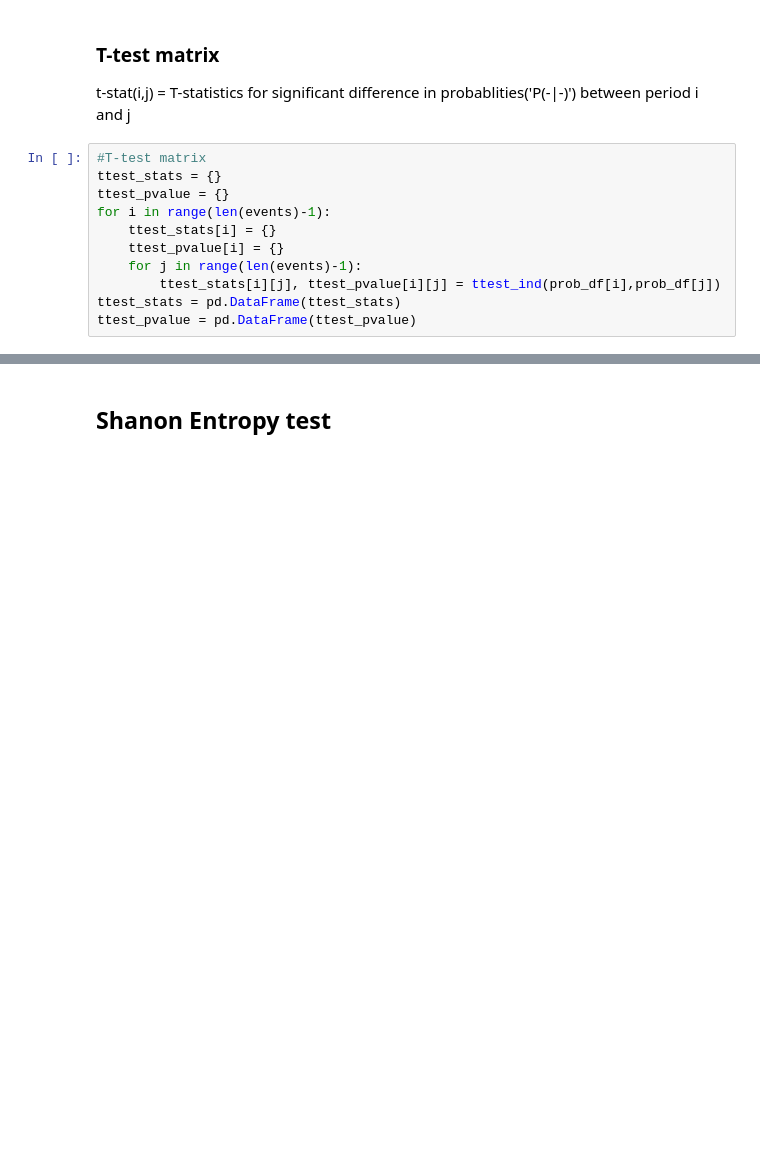
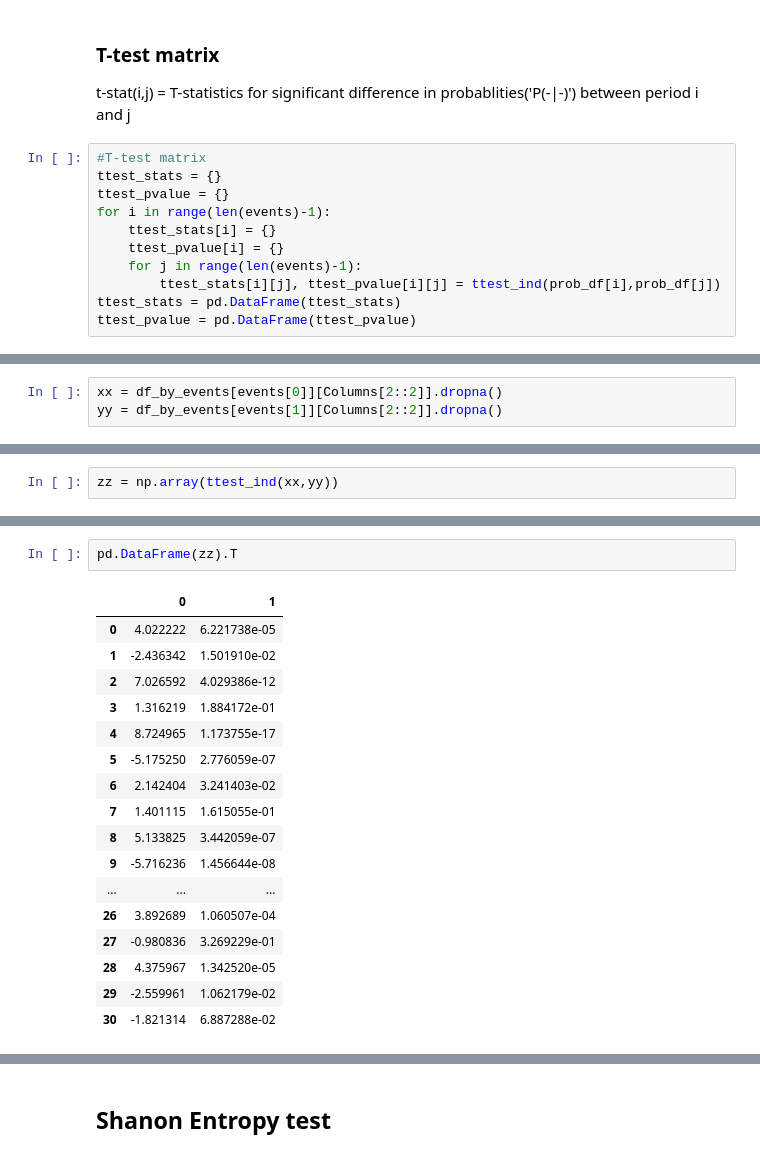
Before and after one commit to deeonline/qat-research, a Jupyter notebook: ServerAccess/ImpactAnalysis.ipynb, the cells around one changed output, grey strips where cells are left out. Cells and saved outputs as stored; diff of their text form; blank space fills up the shorter version.

```diff
--- a/ServerAccess/ImpactAnalysis.ipynb
+++ b/ServerAccess/ImpactAnalysis.ipynb
@@ -102,0 +248,3 @@ sns.heatmap(ttest_pvalue)
+# %%
+xx = df_by_events[events[0]][Columns[2::2]].dropna()
+yy = df_by_events[events[1]][Columns[2::2]].dropna()
@@ -102,0 +255,2 @@ sns.heatmap(ttest_pvalue)
+# %%
+zz = np.array(ttest_ind(xx,yy))
@@ -102,0 +269,20 @@ sns.heatmap(ttest_pvalue)
+# %%
+pd.DataFrame(zz).T
+# %% [output]
+|  | 0 | 1 |
+| 0 | 4.022222 | 6.221738e-05 |
+| 1 | -2.436342 | 1.501910e-02 |
+| 2 | 7.026592 | 4.029386e-12 |
+| 3 | 1.316219 | 1.884172e-01 |
+| 4 | 8.724965 | 1.173755e-17 |
+| 5 | -5.175250 | 2.776059e-07 |
+| 6 | 2.142404 | 3.241403e-02 |
+| 7 | 1.401115 | 1.615055e-01 |
+| 8 | 5.133825 | 3.442059e-07 |
+| 9 | -5.716236 | 1.456644e-08 |
+| ... | ... | ... |
+| 26 | 3.892689 | 1.060507e-04 |
+| 27 | -0.980836 | 3.269229e-01 |
+| 28 | 4.375967 | 1.342520e-05 |
+| 29 | -2.559961 | 1.062179e-02 |
+| 30 | -1.821314 | 6.887288e-02 |
```
Also changed, not shown: parts of 55 cells of this notebook.
